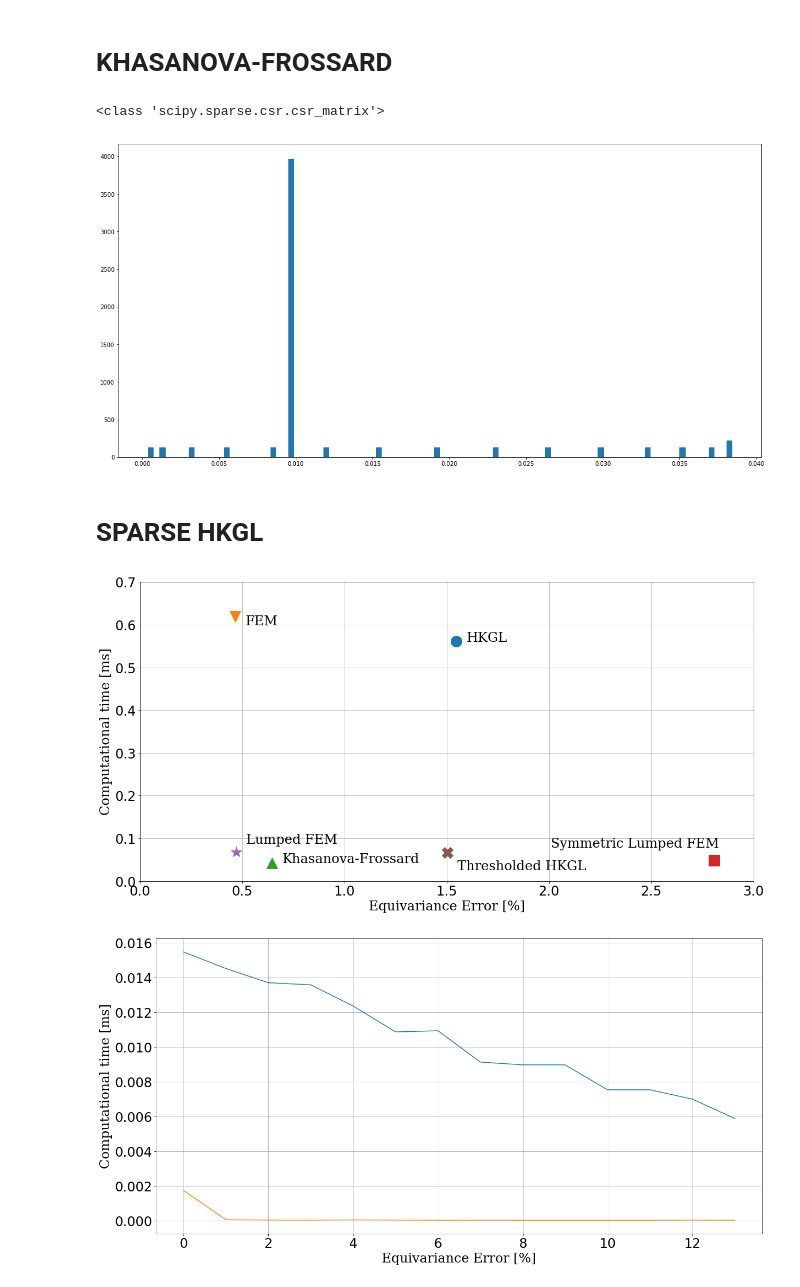
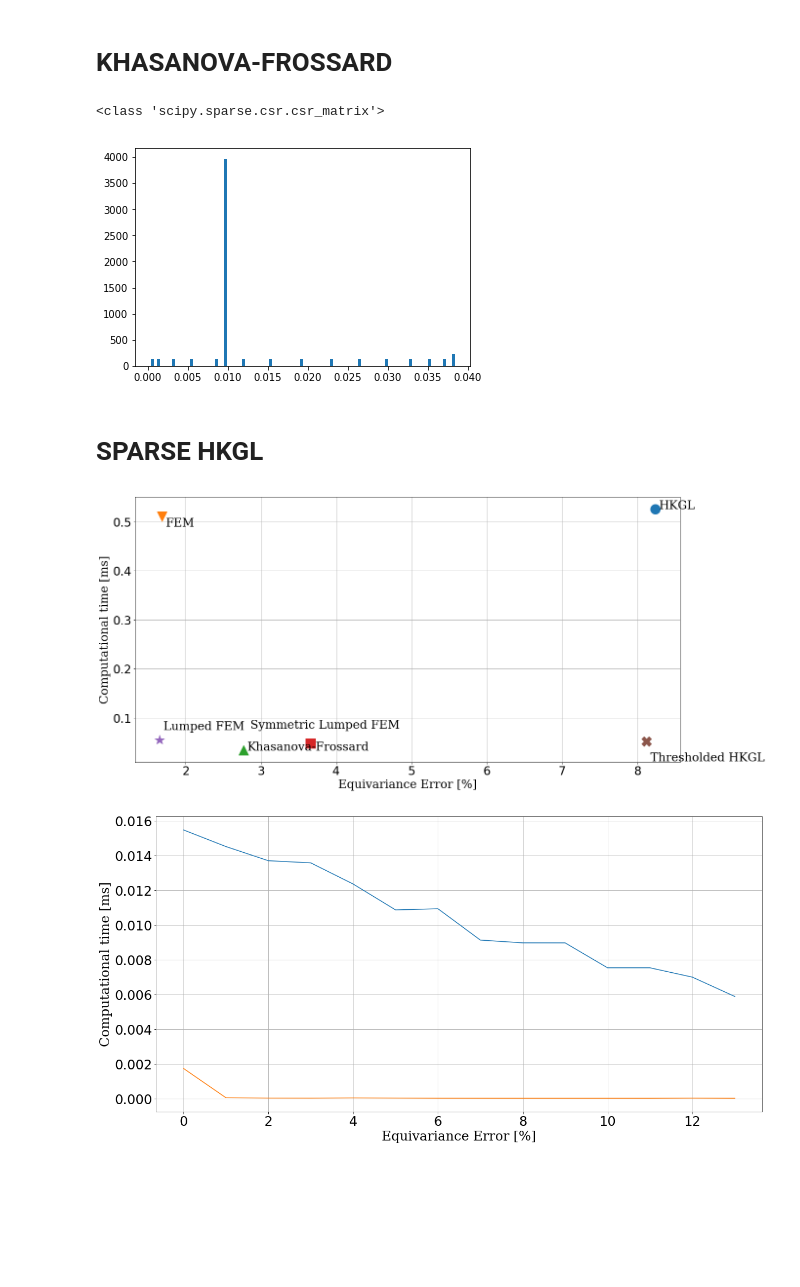
Before and after one commit to MartMilani/PDM, a Jupyter notebook: codes/06.Equivariance_error/equiangular_tradeoff.ipynb, the cells around one changed output. Cells and saved outputs as stored; diff of their text form; code cells hidden in the pictures; blank space fills up the shorter version.

```diff
--- a/codes/06.Equivariance_error/equiangular_tradeoff.ipynb
+++ b/codes/06.Equivariance_error/equiangular_tradeoff.ipynb
@@ -177,7 +177,7 @@ def equivariance_error(max_iter, _filter, plot=False, save=False, degree=None):
     degrees[0] = np.inf
     power = np.ones(lmax) ## to calculate the result in the thesis
 
-    power = degrees**(-3) ## just for plotting
+    #power = degrees**(-3) ## just for plotting
     if degree is not None:
         assert degree < lmax
         power = np.zeros(lmax)
@@ -596,7 +596,7 @@ def _filter_KF(grid):
 e_KF, t_KF = equivariance_error(20, _filter_KF, plot=False, save=False)
 # %% [output]
 <class 'scipy.sparse.csr.csr_matrix'>
-[figure, old version]
+[figure, new version]
 # %% [markdown]
 # SPARSE HKGL
 # %%
@@ -652,37 +652,37 @@ plt.rcParams['figure.figsize'] = (20, 10)
 font = {'family': 'serif',
         'color':  'black',
         'weight': 'normal',
         'size': 24,
         }
 
 
 plt.plot(e_HKGL*1e2, t_HKGL*1e3, 'o', markersize=20)
 plt.plot(e_FEM*1e2, t_FEM*1e3, 'v', markersize=20)
 plt.plot(e_KF*1e2, t_KF*1e3, '^', markersize=20)
 plt.plot(e_SLFEM*1e2, t_SLFEM*1e3, 's', markersize=20)
 plt.plot(e_LFEM*1e2, t_LFEM*1e3, '*', markersize=20)
 plt.plot(e_SPARSE_HKGL*1e2, t_SPARSE_HKGL*1e3, 'X', markersize=20)
 
 
 plt.text(e_HKGL*1e2+0.05, t_HKGL*1e3, "HKGL", fontdict=font)
 plt.text(e_FEM*1e2+0.05, t_FEM*1e3-0.02, "FEM", fontdict=font)
 plt.text(e_KF*1e2+0.05, t_KF*1e3, "Khasanova-Frossard", fontdict=font)
 plt.text(e_SLFEM*1e2-0.8, t_SLFEM*1e3+0.03, "Symmetric Lumped FEM", fontdict=font)
 plt.text(e_LFEM*1e2+0.05, t_LFEM*1e3+0.02, "Lumped FEM", fontdict=font)
 plt.text(e_SPARSE_HKGL*1e2+0.05, t_SPARSE_HKGL*1e3-0.04, 'Thresholded HKGL', fontdict=font)
 
 plt.xlabel('Equivariance Error [%]', fontdict=font)
 plt.ylabel('Computational time [ms]', fontdict=font)
 
 plt.xticks(fontsize=24)
 plt.yticks(fontsize=24)
 
 plt.grid()
-plt.xlim((0, 3))
-plt.ylim((0, 0.7))
-plt.savefig("tradeoff.png")
+#plt.xlim((0, 3))
+#plt.ylim((0, 0.7))
+# plt.savefig("tradeoff.png")
 # %% [output]
-[figure, old version]
+[figure, new version]
 # %%
 import pygsp as pg
 
```
Also changed, not shown: 11 other files.
